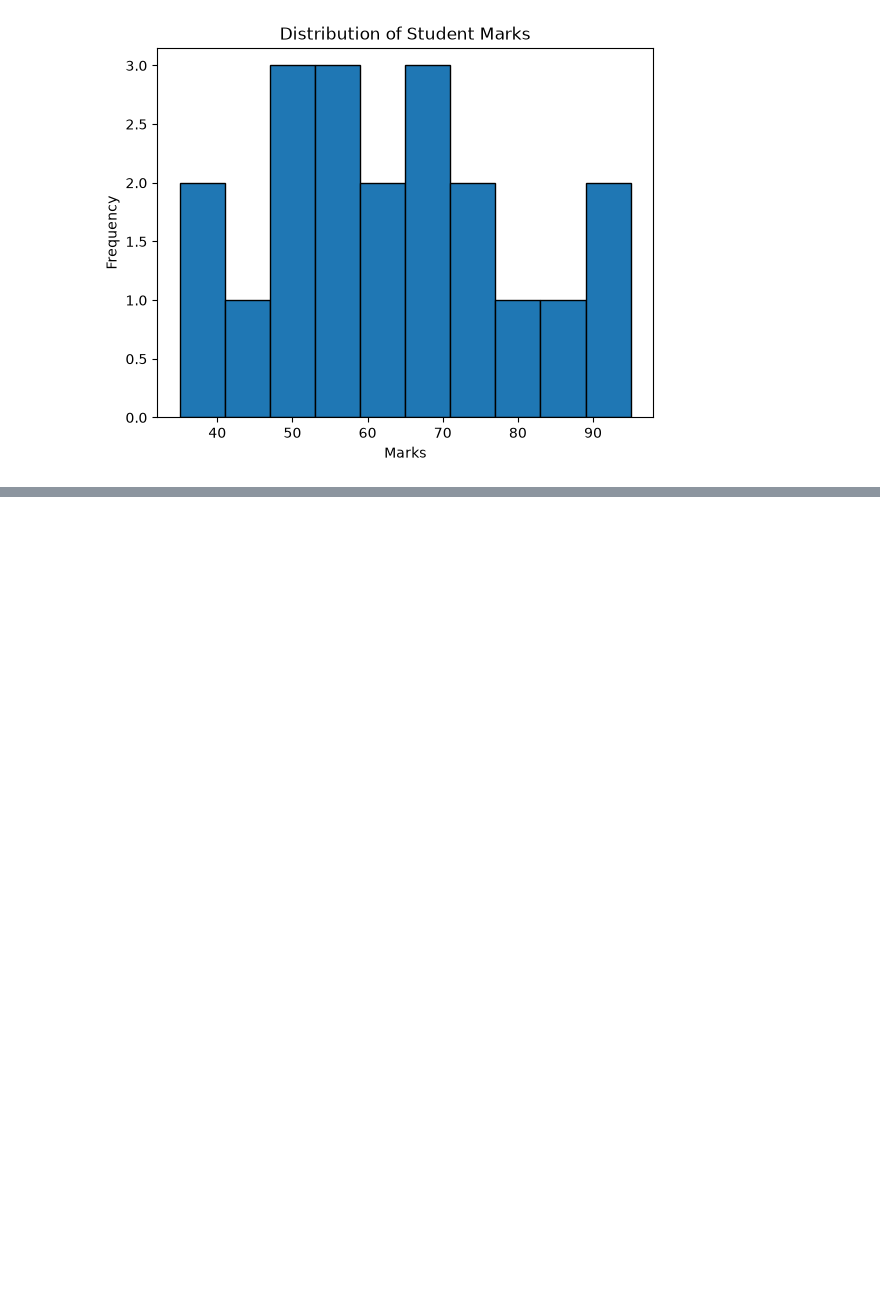
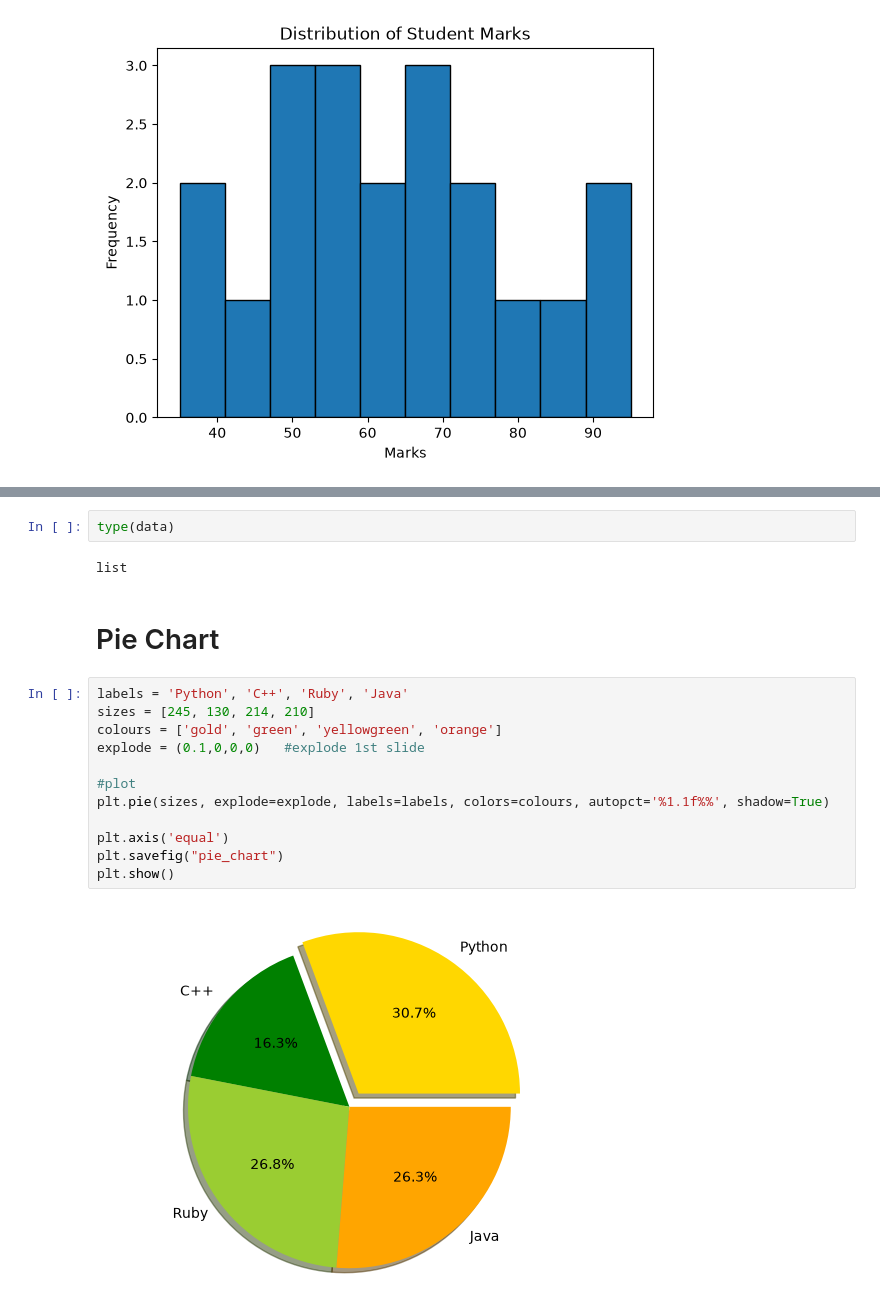
Before and after one commit to anamika03/Machine_Learning, a Jupyter notebook: python_matplotlib.ipynb, the cells around one changed output, grey strips where cells are left out. Cells and saved outputs as stored; diff of their text form; blank space fills up the shorter version.

```diff
--- a/python_matplotlib.ipynb
+++ b/python_matplotlib.ipynb
@@ -130,0 +164,20 @@ plt.show()
+# %%
+type(data)
+# %% [output]
+list
+# %% [markdown]
+# Pie Chart
+# %%
+labels = 'Python', 'C++', 'Ruby', 'Java'
+sizes = [245, 130, 214, 210]
+colours = ['gold', 'green', 'yellowgreen', 'orange']
+explode = (0.1,0,0,0)   #explode 1st slide
+
+#plot
+plt.pie(sizes, explode=explode, labels=labels, colors=colours, autopct='%1.1f%%', shadow=True)
+
+plt.axis('equal')
+plt.savefig("pie_chart")
+plt.show()
+# %% [output]
+[figure, added]
```
Also changed, not shown: parts of 2 cells of this notebook, 1 other file.
